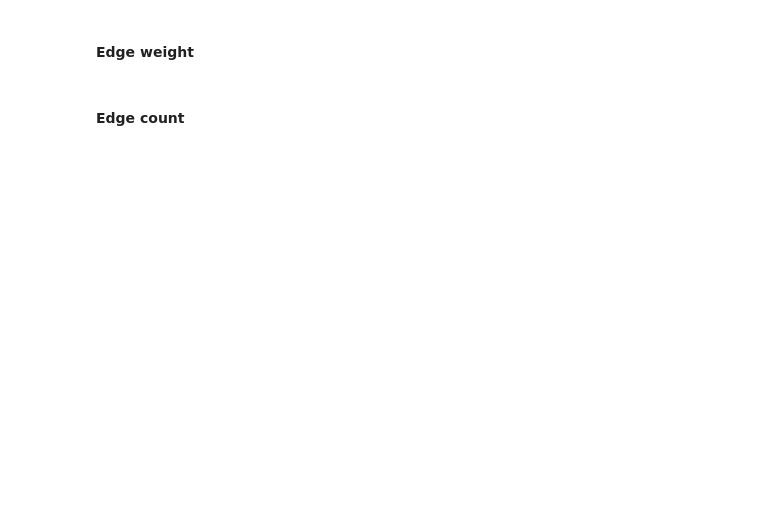
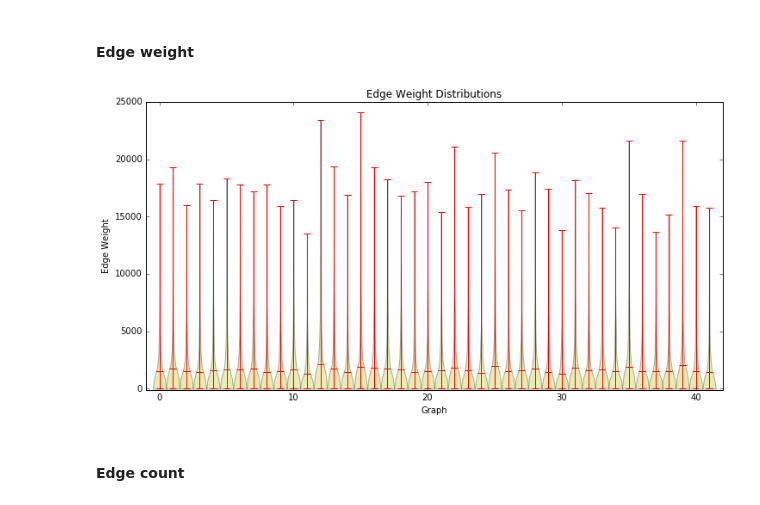
Before and after one commit to Upward-Spiral-Science/TA, a Jupyter notebook: code/extended_exploratory.ipynb, the cells around one changed output. Drawn from its saved outputs; the diff is of its cells as text; code cells hidden in the pictures; blank space fills up the shorter version.

```diff
--- a/code/extended_exploratory.ipynb
+++ b/code/extended_exploratory.ipynb
@@ -77,3 +76,14 @@ avg_e_weights = [{'N': len(e_weights[key]),
+# %%
+fig = plt.figure(figsize=(12,6))
+plt.violinplot(e_weights.values(), range(len(e_weights)), points=20, widths=1, showmeans=True, showextrema=True)
+plt.title('Edge Weight Distributions')
+plt.ylabel('Edge Weight')
+plt.xlabel('Graph')
+plt.xlim((-1, len(e_weights.keys())))
+plt.ylim((-100, 25000))
+plt.show()
+# %% [output]
+[figure, added]
 # %% [markdown]
 #### Edge count
 # %%
```
Also changed, not shown: parts of 19 cells of this notebook.
